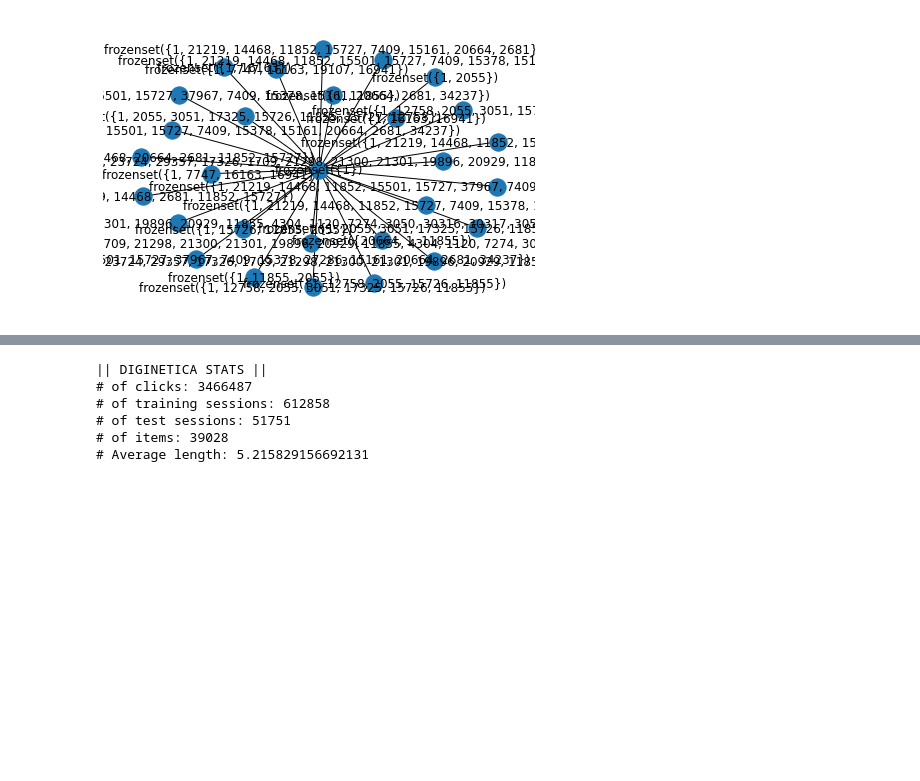
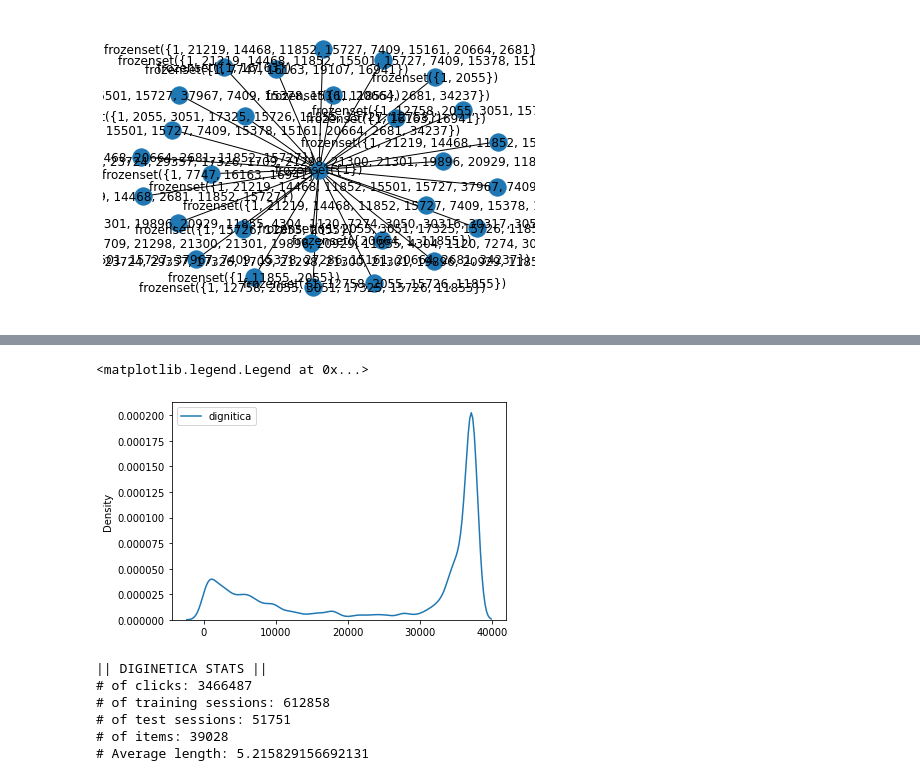
Before and after one commit to Biksbois/BiksUp, a Jupyter notebook: example_calculations_notebook/dataset_stats.ipynb, the cells around one changed output, grey strips where cells are left out. Saved outputs shown, nothing was run; the diff lists cells and outputs as text; code cells hidden in the pictures; blank space fills up the shorter version.

```diff
--- a/example_calculations_notebook/dataset_stats.ipynb
+++ b/example_calculations_notebook/dataset_stats.ipynb
@@ -92,0 +112,2 @@ KeyboardInterrupt:
+# %%
+dy_2 = check_alls(dy_2)
@@ -179,3 +176,13 @@ plt.legend()
+# %%
+fig, ax = plt.subplots()
+
+sns.kdeplot(find_clicks(dy_2[0], yoo64_train[0] + yoo64_test[0]), shade=False,
+            common_norm=True, label='dignitica', ax=ax)
+# sns.kdeplot(dig_pop.values(), shade=True, label='diginetica')
+plt.legend()
+# %% [output]
+<matplotlib.legend.Legend at 0x...>
+[figure, added]
 # %%
 print_stats(*compute_stats(digi_train,digi_test))
 # %% [output]
```
Also changed, not shown: parts of 18 cells of this notebook, 2 other files.
